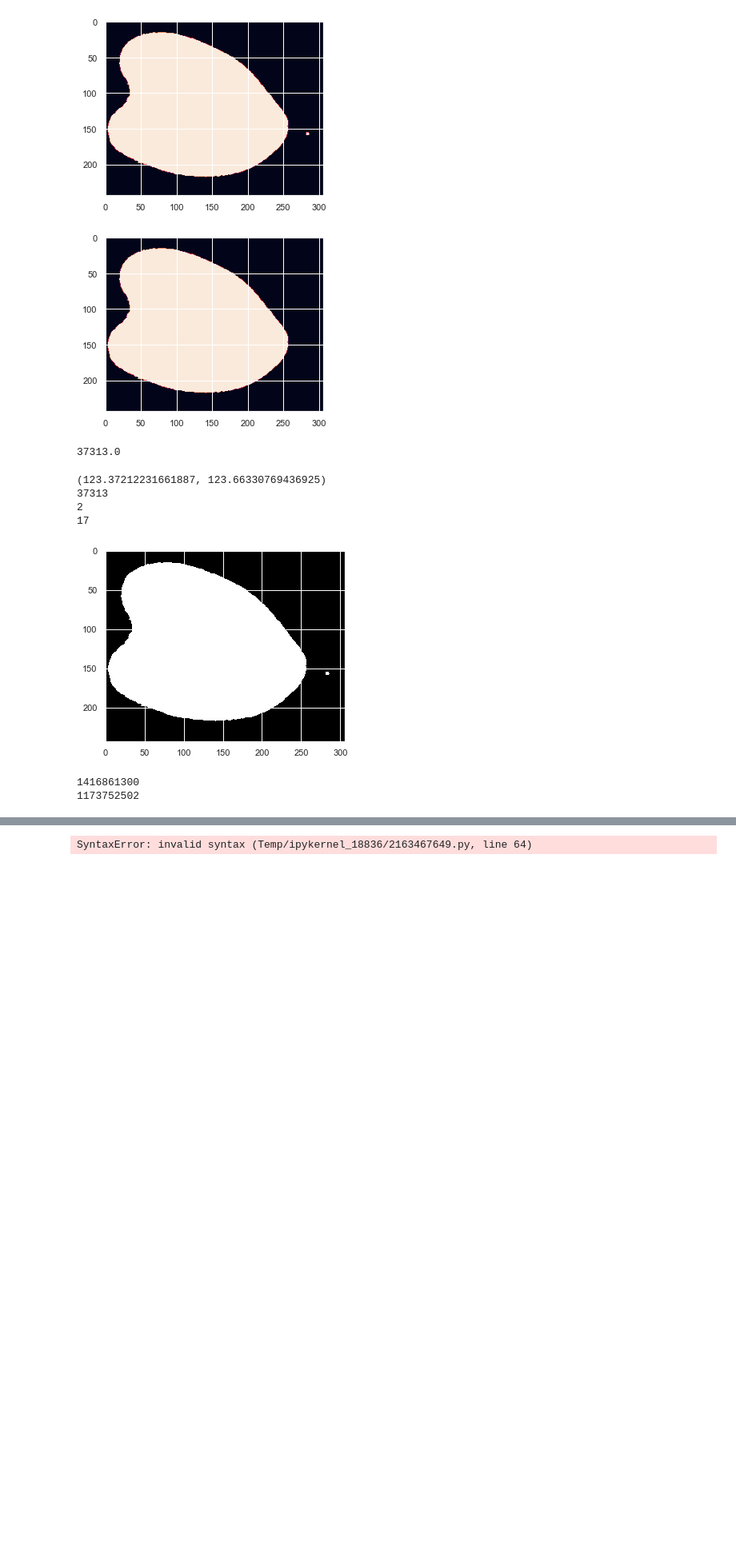
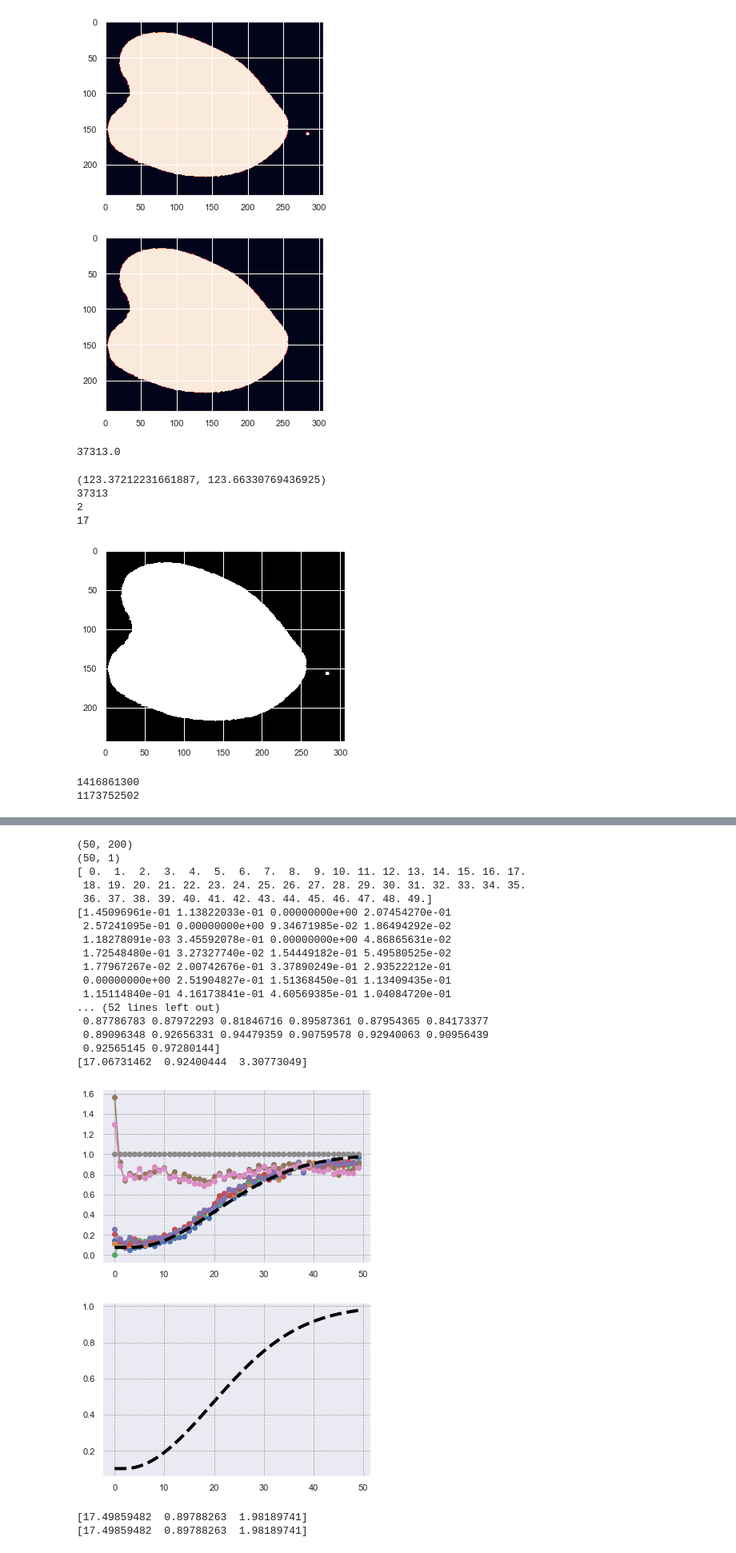
Before and after one commit to Colorado-State-University-Stasevich-Lab/frap_analysis, a Jupyter notebook: Spot_FRAP_Analyzer.ipynb, the cells around one changed output, grey strips where cells are left out. Shown: that part at 80% size. Drawn from its saved outputs; the diff is of its cells as text; code cells hidden in the pictures; blank space fills up the shorter version.

```diff
--- a/Spot_FRAP_Analyzer.ipynb
+++ b/Spot_FRAP_Analyzer.ipynb
@@ -537,6 +741,10 @@ plt.show()
 #Symbolic representation of formula: use SymPy
 f0,f1 = get_frame_nucleus_intensity(vid,frap_frame_num-1), get_frame_nucleus_intensity(vid,frap_frame_num)
 
+#Fit gaussian across time points until non-linear
+#Linear fit of these bleach depths
+#Fitting at half of imaging time
+2
 #Use np.polyfit(x,y,deg) to mimic fitting in mathematica
 #mpmath.besselj(n, x, derivative=0)
 #How to get kth zero?
@@ -566,19 +774,39 @@ def gauss_funct(x, sig, dep, cent):
     return y
 
 
-start_param = [1000, 10, 1]
-ydata,xdata = make_frap_curve(vid)
-params, cov = curve_fit(gauss_funct, xdata,ydata, start_param)
+y_data,radius,num_circles = frapTimeLapse(vid, center, 50, 50, frap_frame_num, 200, full = False)
+y_data_1,radius_1,num_circles_1 = frapTimeLapse(vid, center, 50, 50, frap_frame_num-10, 1, full = False)
+x_data = np.arange(0,radius, radius/num_circles)
+#normalizing = np.m(y_data_1)
+y_data = y_data/y_data_1
+y_data_1 = y_data_1/y_data_1
+print(x_data)
+print(y_data[0,:])
+x_data = np.arange(0,radius, radius/num_circles)
+print(x_data)
+print(y_data[:,0])
+
+start_param = [15, 0.9, 5]
+#ydata,xdata = make_frap_curve(vid)
+params, cov = curve_fit(gauss_funct, x_data,y_data[:,0], bounds = (0,30))#, start_param)
 print(params)
 #params, cov = curve_fit(gauss_funct, frap_times,frap_curve, start_param)
 #print(params)
 
 plt.figure()
-plt.plot(xdata, ydata, label='Data', marker='o')
-plt.plot(xdata,  gauss_funct(xdata, params[0], params[1], params[2]), 'g--')
+plt.plot(x_data, y_data[:,(0,1,2,3,4,-1,-3)], label='Data', marker='o')
+plt.plot(x_data, y_data_1[:,0], label='Data', marker='o')
+plt.plot(x_data, gauss_funct(x_data, params[0], params[1], params[2]), color = 'black', linewidth=4, linestyle = '--')#14, 0.9, 5),'g--')#params[0], params[1], params[2]), 'g--')
 plt.show()
 
-def fit_gauss(n_frames, dnbleach):
+def fit_gauss(n_frames,x,y,bounded=(0,30)):
+    gauss_params = [curve_fit(gauss_funct, x,y_data[:,i], bounds = bounded)[0] for i in range(n_frames)]
+    mean_params = np.mean(gauss_params,axis=0)
+    plt.plot(x_data, gauss_funct(x_data, mean_params[0], mean_params[1], mean_params[2]), color = 'black', linewidth=4, linestyle = '--')
+    plt.show()
+    print(mean_params)
+    return mean_params
+'''def fit_gauss(n_frames, dnbleach):
     #subset of frap frames
     frap_curve,frap_times = make_frap_curve(vid)
     frap_curve = frap_curve[:n_frames]
@@ -588,36 +816,64 @@ def fit_gauss(n_frames, dnbleach):
     dep = params[1]
     cent = params[2]
     y_fit = 0.5 - (dnbleach/2)
     dep_int = np.polyfit(dep,y_fit,deg=1)
     sig_int = np.polyfit(sig,y_fit,deg=1)
     cent_int = np.polyfit(cent,y_fit,deg=1)
-    return sig_int, dep_int, cent_int
+    return sig_int, dep_int, cent_int'''
+#print(fit_gauss(200,x_data,y_data))
 
-def pre_proc_rest_gauss(im, region, terms):
+def pre_proc_rest_gauss(im, region, terms, n_frames, radius):
     #Use radius of region vs. cylindrical radius?
+    y_data,radius,num_circles = frapTimeLapse(im, center, radius, radius, frap_frame_num, n_frames, full = False)
+    x_data = np.arange(0,radius, radius/num_circles)
+    y_data_1,radius_1,num_circles_1 = frapTimeLapse(im, center, radius, radius, frap_frame_num-10, 9, full = False)
+    #normalizing = np.m(y_data_1)
+    y_data = y_data/y_data_1
+    y_data_1 = y_data_1/y_data_1
     sig, dep, cent = fit_gauss()
     rad_1 = region.major_axis_length
     rad_2 = region.minor_axis_length
     rad_tot = (rad_1+rad_2)/2
     size = 1 #PLACEHOLDER, How do we want to determine this?
     #lam = (besseljzero(1,)).insert(0,0)
     lam = [besseljzero(1,i) for i in np.arange(terms)].insert(0,0)
     alpha = lam/(rad_tot*size)
     alpha_s = alpha**2
     bess_j_1 = besselj(1,lam/size)
     bess_j_2 = besselj(0,lam)**2
     int_1 = ((cent/lam)*besselj(1,(lam*cent)/(size*rad_tot))).insert(0,(cent**2)/2)
     def int_2_helper(x):
         return x*besselj(0,(lam[1:]*x)/(size*rad_tot)*exp(-.5*((x-cent)/sig)**2))
     int_2 = integrate.quad(int_2_helper,cent, rad_tot*size)#besselj(,derivative = -1) #What is being integrated across? Which vars?
     #lambda x
     int_tot = int_1+int_2
     ek0 = (2*int_tot*(1-dep))/((besselj(0,lam)**2) * (rad_tot**2) * (size**2))
     #bess_j_o_lam_a =
     bess_j_o_lam = (2*size*((bess_j_1[1:])/lam)).insert(0,1/(2*size))#
     return lam, alpha, alpha_s, bess_j_1, bess_j_2, ek0, bess_j_o_lam
+print(fit_gauss(5,x_data,y_data))
 # %% [output]
-SyntaxError: invalid syntax (Temp/ipykernel_18836/2163467649.py, line 64)
+(50, 200)
+(50, 1)
+[ 0.  1.  2.  3.  4.  5.  6.  7.  8.  9. 10. 11. 12. 13. 14. 15. 16. 17.
+ 18. 19. 20. 21. 22. 23. 24. 25. 26. 27. 28. 29. 30. 31. 32. 33. 34. 35.
+ 36. 37. 38. 39. 40. 41. 42. 43. 44. 45. 46. 47. 48. 49.]
+[1.45096961e-01 1.13822033e-01 0.00000000e+00 2.07454270e-01
+ 2.57241095e-01 0.00000000e+00 9.34671985e-02 1.86494292e-02
+ 1.18278091e-03 3.45592078e-01 0.00000000e+00 4.86865631e-02
+ 1.72548480e-01 3.27327740e-02 1.54449182e-01 5.49580525e-02
+ 1.77967267e-02 2.00742676e-01 3.37890249e-01 2.93522212e-01
+ 0.00000000e+00 2.51904827e-01 1.51368450e-01 1.13409435e-01
+ 1.15114840e-01 4.16173841e-01 4.60569385e-01 1.04084720e-01
+... (52 lines left out)
+ 0.87786783 0.87972293 0.81846716 0.89587361 0.87954365 0.84173377
+ 0.89096348 0.92656331 0.94479359 0.90759578 0.92940063 0.90956439
+ 0.92565145 0.97280144]
+[17.06731462  0.92400444  3.30773049]
+[figure, added]
+[figure, added]
+[17.49859482  0.89788263  1.98189741]
+[17.49859482  0.89788263  1.98189741]
 # %%
 #READ INTO X ARRAY?
 # %%
```
Also changed, not shown: parts of 5 cells of this notebook.
